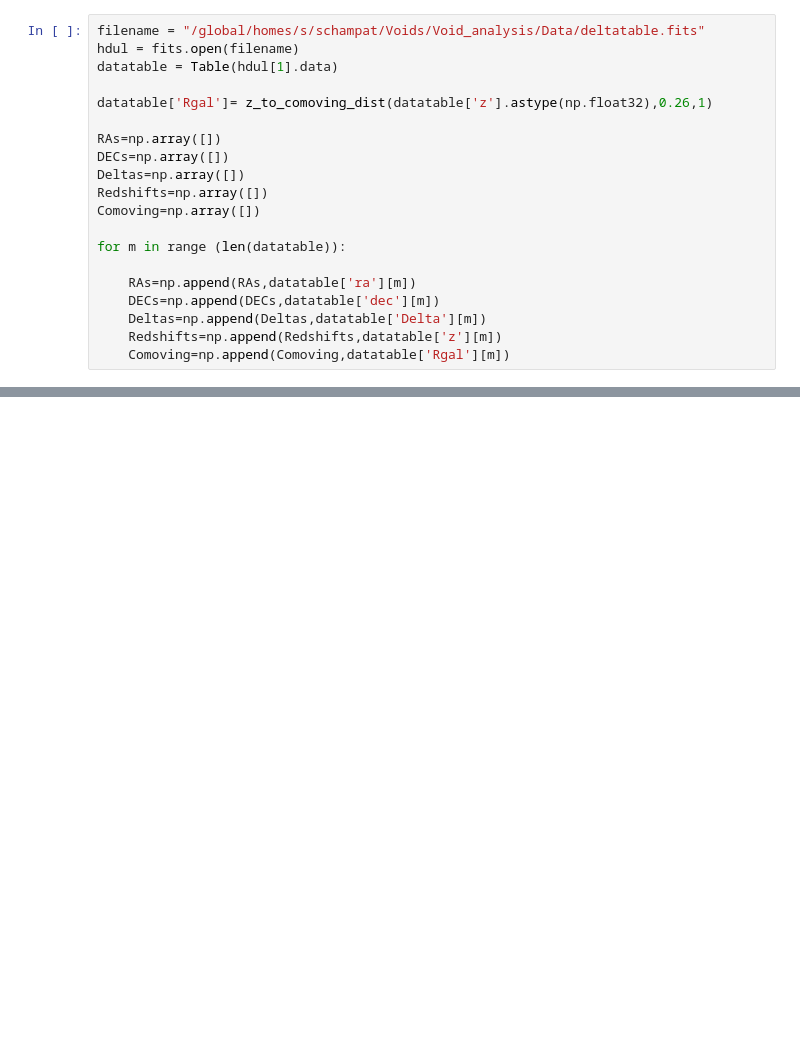
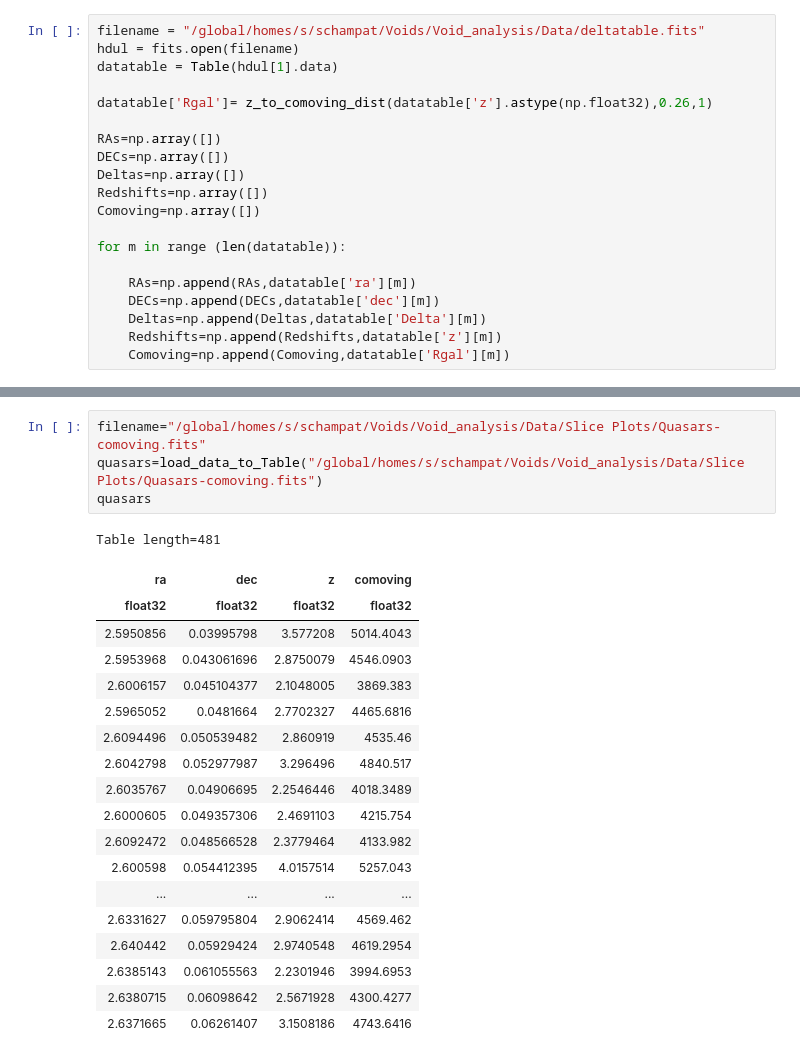
Before and after one commit to DESI-UR/Void_analysis, a Jupyter notebook: nb/Slice_Plots.ipynb, the cells around one changed output, grey strips where cells are left out. Drawn from its saved outputs; the diff is of its cells as text; blank space fills up the shorter version.

```diff
--- a/nb/Slice_Plots.ipynb
+++ b/nb/Slice_Plots.ipynb
@@ -525,3 +525,27 @@ Table length=80748
 | 2.6371665 | 0.06261407 | 3.0904295 | 0.46264818 | 4702.0312 |
 | 2.6371665 | 0.06261407 | 3.0932562 | -0.76064426 | 4703.9985 |
 | 2.6371665 | 0.06261407 | 3.0960846 | 0.6033599 | 4705.9653 |
+# %%
+filename="/global/homes/s/schampat/Voids/Void_analysis/Data/Slice Plots/Quasars-comoving.fits"
+quasars=load_data_to_Table("/global/homes/s/schampat/Voids/Void_analysis/Data/Slice Plots/Quasars-comoving.fits")
+quasars
+# %% [output]
+Table length=481
+| ra | dec | z | comoving |
+| float32 | float32 | float32 | float32 |
+| 2.5950856 | 0.03995798 | 3.577208 | 5014.4043 |
+| 2.5953968 | 0.043061696 | 2.8750079 | 4546.0903 |
+| 2.6006157 | 0.045104377 | 2.1048005 | 3869.383 |
+| 2.5965052 | 0.0481664 | 2.7702327 | 4465.6816 |
+| 2.6094496 | 0.050539482 | 2.860919 | 4535.46 |
+| 2.6042798 | 0.052977987 | 3.296496 | 4840.517 |
+| 2.6035767 | 0.04906695 | 2.2546446 | 4018.3489 |
+| 2.6000605 | 0.049357306 | 2.4691103 | 4215.754 |
+| 2.6092472 | 0.048566528 | 2.3779464 | 4133.982 |
+| 2.600598 | 0.054412395 | 4.0157514 | 5257.043 |
+| ... | ... | ... | ... |
+| 2.6331627 | 0.059795804 | 2.9062414 | 4569.462 |
+| 2.640442 | 0.05929424 | 2.9740548 | 4619.2954 |
+| 2.6385143 | 0.061055563 | 2.2301946 | 3994.6953 |
+| 2.6380715 | 0.06098642 | 2.5671928 | 4300.4277 |
+| 2.6371665 | 0.06261407 | 3.1508186 | 4743.6416 |
```
Also changed, not shown: parts of 6 cells of this notebook, 7 other files.
